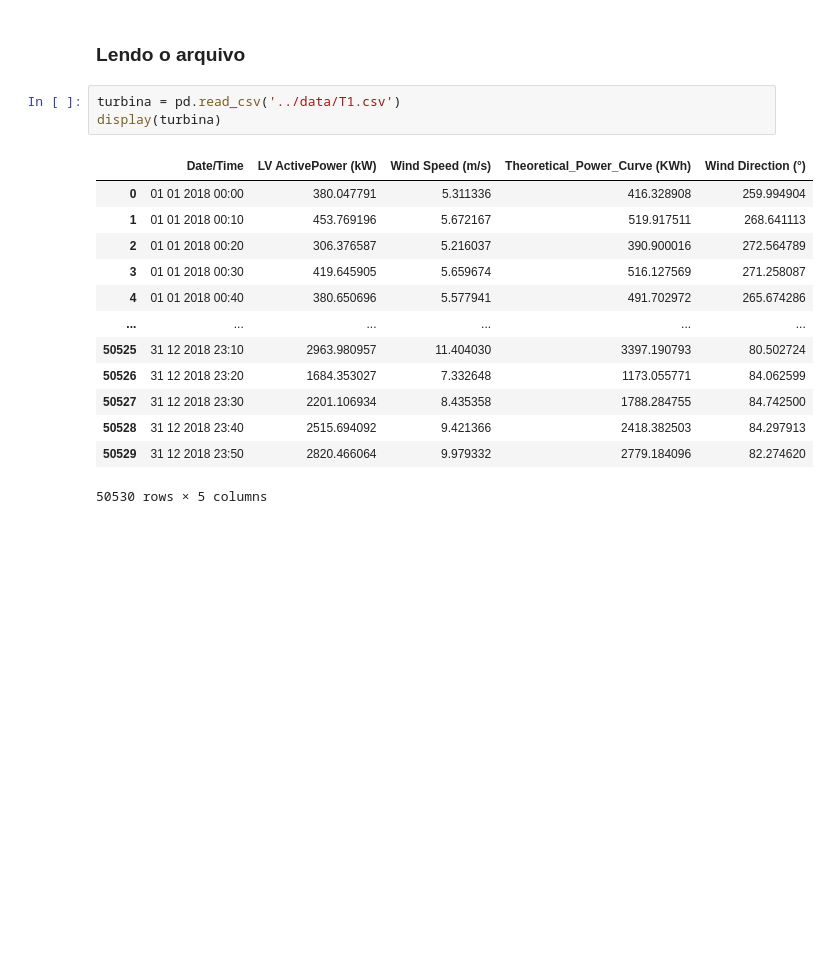
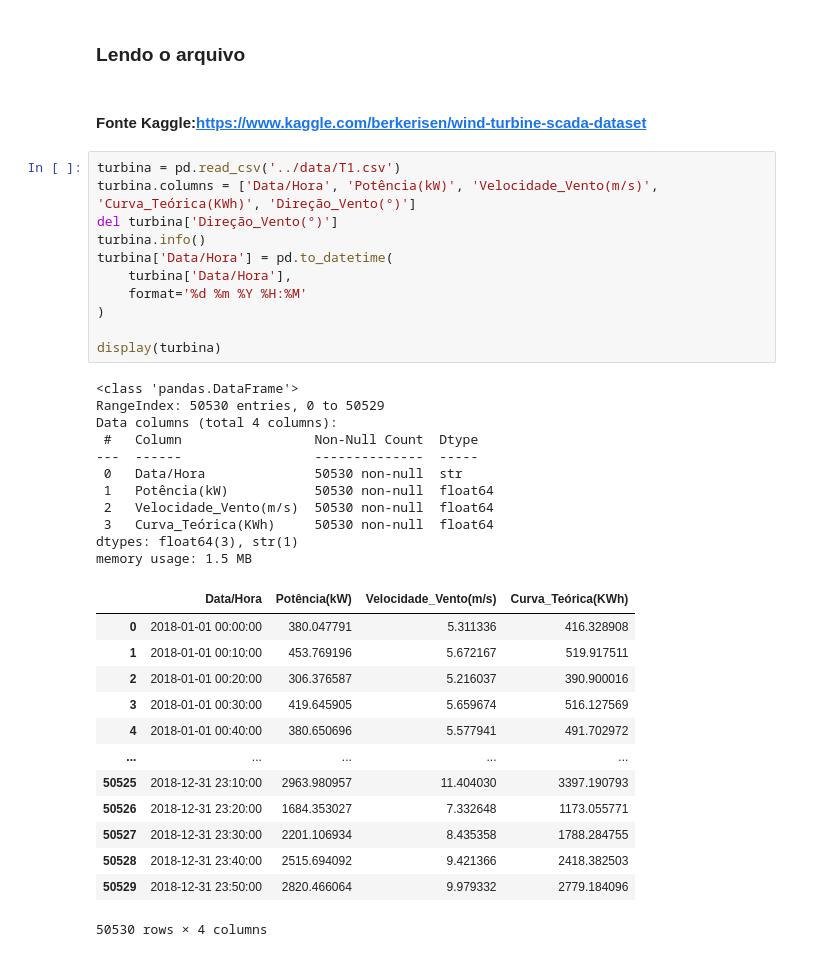
Before and after one commit to leversoncampos/data-notebook, a Jupyter notebook: case_studies/data_analysis/energy_sector/notebook/analise_turbina_eolica.ipynb, the cells around one changed output. Saved outputs shown, nothing was run; the diff lists cells and outputs as text; blank space fills up the shorter version.

```diff
--- a/case_studies/data_analysis/energy_sector/notebook/analise_turbina_eolica.ipynb
+++ b/case_studies/data_analysis/energy_sector/notebook/analise_turbina_eolica.ipynb
@@ -7,20 +7,41 @@ import matplotlib.pyplot as plt
 from matplotlib.pyplot import figure
 # %% [markdown]
 ### Lendo o arquivo
+# %% [markdown]
+#### Fonte Kaggle:https://www.kaggle.com/berkerisen/wind-turbine-scada-dataset
 # %%
 turbina = pd.read_csv('../data/T1.csv')
+turbina.columns = ['Data/Hora', 'Potência(kW)', 'Velocidade_Vento(m/s)', 'Curva_Teórica(KWh)', 'Direção_Vento(°)']
+del turbina['Direção_Vento(°)']
+turbina.info()
+turbina['Data/Hora'] = pd.to_datetime(
+    turbina['Data/Hora'],
+    format='%d %m %Y %H:%M'
+)
+
 display(turbina)
 # %% [output]
+<class 'pandas.DataFrame'>
+RangeIndex: 50530 entries, 0 to 50529
+Data columns (total 4 columns):
+ #   Column                 Non-Null Count  Dtype
+---  ------                 --------------  -----
+ 0   Data/Hora              50530 non-null  str
+ 1   Potência(kW)           50530 non-null  float64
+ 2   Velocidade_Vento(m/s)  50530 non-null  float64
+ 3   Curva_Teórica(KWh)     50530 non-null  float64
+dtypes: float64(3), str(1)
+memory usage: 1.5 MB
-|  | Date/Time | LV ActivePower (kW) | Wind Speed (m/s) | Theoretical_Power_Curve (KWh) | Wind Direction (°) |
-| 0 | 01 01 2018 00:00 | 380.047791 | 5.311336 | 416.328908 | 259.994904 |
-| 1 | 01 01 2018 00:10 | 453.769196 | 5.672167 | 519.917511 | 268.641113 |
-| 2 | 01 01 2018 00:20 | 306.376587 | 5.216037 | 390.900016 | 272.564789 |
-| 3 | 01 01 2018 00:30 | 419.645905 | 5.659674 | 516.127569 | 271.258087 |
-| 4 | 01 01 2018 00:40 | 380.650696 | 5.577941 | 491.702972 | 265.674286 |
-| ... | ... | ... | ... | ... | ... |
-| 50525 | 31 12 2018 23:10 | 2963.980957 | 11.404030 | 3397.190793 | 80.502724 |
-| 50526 | 31 12 2018 23:20 | 1684.353027 | 7.332648 | 1173.055771 | 84.062599 |
-| 50527 | 31 12 2018 23:30 | 2201.106934 | 8.435358 | 1788.284755 | 84.742500 |
-| 50528 | 31 12 2018 23:40 | 2515.694092 | 9.421366 | 2418.382503 | 84.297913 |
-| 50529 | 31 12 2018 23:50 | 2820.466064 | 9.979332 | 2779.184096 | 82.274620 |
+|  | Data/Hora | Potência(kW) | Velocidade_Vento(m/s) | Curva_Teórica(KWh) |
+| 0 | 2018-01-01 00:00:00 | 380.047791 | 5.311336 | 416.328908 |
+| 1 | 2018-01-01 00:10:00 | 453.769196 | 5.672167 | 519.917511 |
+| 2 | 2018-01-01 00:20:00 | 306.376587 | 5.216037 | 390.900016 |
+| 3 | 2018-01-01 00:30:00 | 419.645905 | 5.659674 | 516.127569 |
+| 4 | 2018-01-01 00:40:00 | 380.650696 | 5.577941 | 491.702972 |
+| ... | ... | ... | ... | ... |
+| 50525 | 2018-12-31 23:10:00 | 2963.980957 | 11.404030 | 3397.190793 |
+| 50526 | 2018-12-31 23:20:00 | 1684.353027 | 7.332648 | 1173.055771 |
+| 50527 | 2018-12-31 23:30:00 | 2201.106934 | 8.435358 | 1788.284755 |
+| 50528 | 2018-12-31 23:40:00 | 2515.694092 | 9.421366 | 2418.382503 |
+| 50529 | 2018-12-31 23:50:00 | 2820.466064 | 9.979332 | 2779.184096 |
-50530 rows × 5 columns
+50530 rows × 4 columns
```
Also changed, not shown: parts of 10 cells of this notebook.
